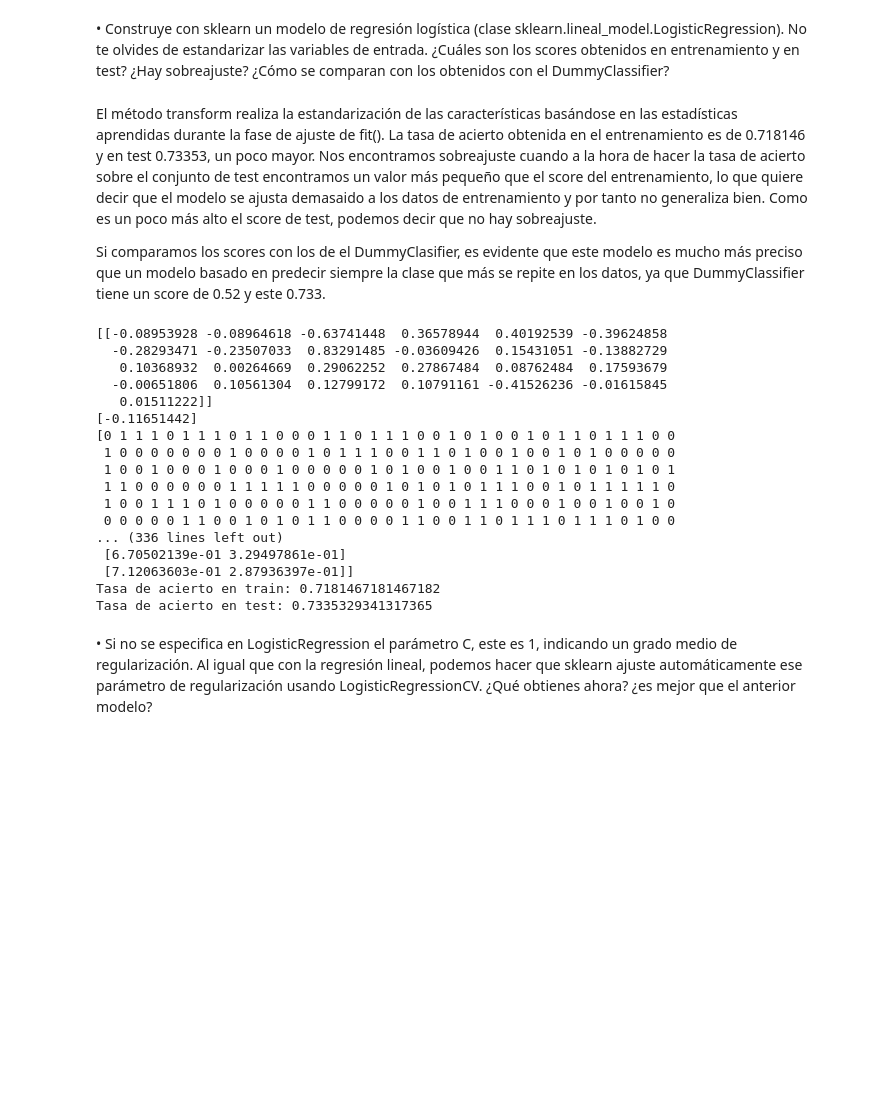
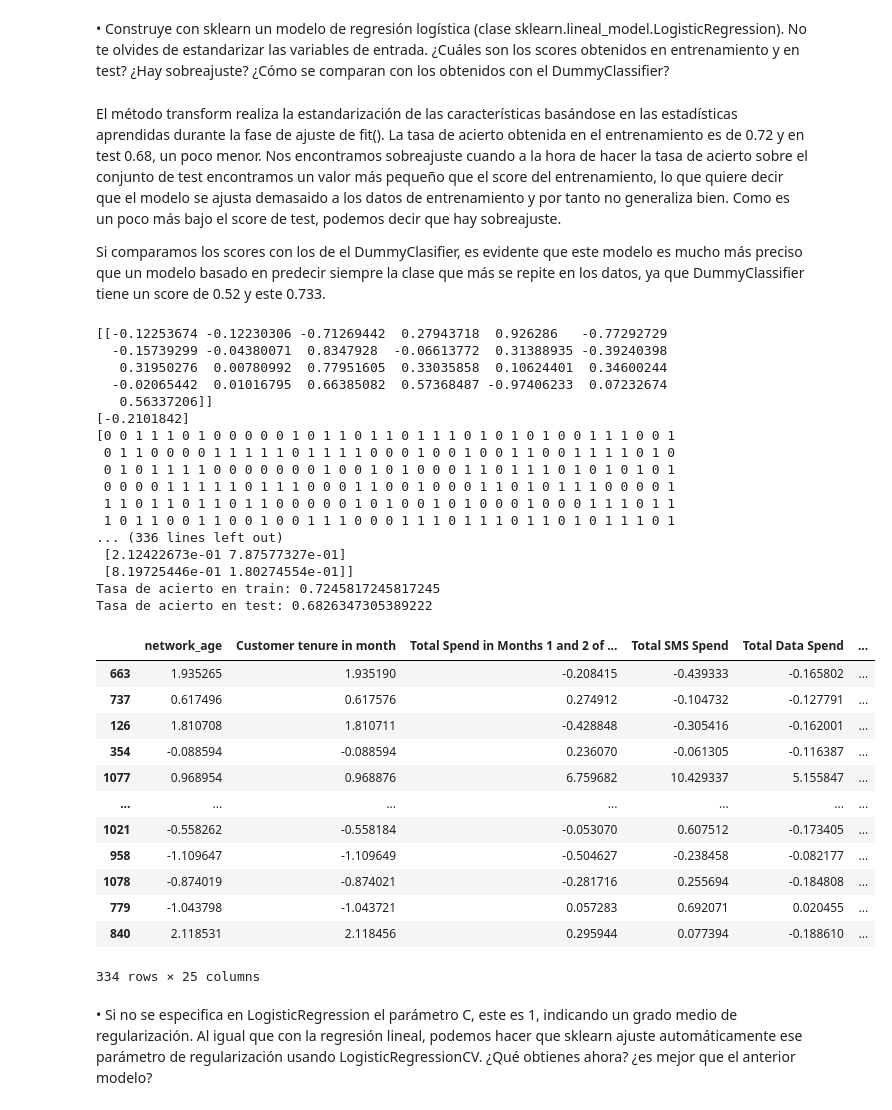
Before and after one commit to daviloncio/repositorio2, a Jupyter notebook: p3_aa/AA1_P3-12_Viernes_11.ipynb, the cells around one changed output. Saved outputs shown, nothing was run; the diff lists cells and outputs as text; code cells hidden in the pictures; blank space fills up the shorter version.

```diff
--- a/p3_aa/AA1_P3-12_Viernes_11.ipynb
+++ b/p3_aa/AA1_P3-12_Viernes_11.ipynb
@@ -394,9 +397,9 @@ test? ¿Hay sobreajuste? ¿Cómo se comparan con los obtenidos con el
 DummyClassifier?
 # %% [markdown]
 El método transform realiza la estandarización de las características basándose en las estadísticas aprendidas durante la fase de ajuste de fit().
-La tasa de acierto obtenida en el entrenamiento es de 0.718146 y en test 0.73353, un poco mayor. Nos encontramos sobreajuste cuando a la hora de hacer la tasa de acierto
+La tasa de acierto obtenida en el entrenamiento es de 0.72 y en test 0.68, un poco menor. Nos encontramos sobreajuste cuando a la hora de hacer la tasa de acierto
 sobre el conjunto de test encontramos un valor más pequeño que el score del entrenamiento, lo que quiere decir que el modelo se ajusta demasaido a los datos de entrenamiento
-y por tanto no generaliza bien. Como es un poco más alto el score de test, podemos decir que no hay sobreajuste.
+y por tanto no generaliza bien. Como es un poco más bajo el score de test, podemos decir que  hay sobreajuste.
 
 Si comparamos los scores con los de el DummyClasifier, es evidente que este modelo es mucho más preciso que un modelo basado en predecir siempre la clase que más se repite en los datos, ya que DummyClassifier tiene un score de 0.52 y este 0.733.
 # %%
@@ -404,11 +407,30 @@ import sklearn ; from sklearn import linear_model
 from sklearn.preprocessing import StandardScaler
 from matplotlib import pyplot
 
-xscaler = StandardScaler() ;
-modelo= sklearn.linear_model.LogisticRegression()
+from sklearn.preprocessing import StandardScaler
+from sklearn.linear_model import LogisticRegression
 
-xscaler.fit(x_train)
-x_train_scaled = xscaler.transform(x_train) ; x_test_scaled = xscaler.transform(x_test)
+# Crear un objeto StandardScaler
+xscaler = StandardScaler()
+
+# Obtener las columnas numéricas
+col_numericos = x_train.select_dtypes(include=['int64', 'float64']).columns
+
+# Estandarizar solo las columnas numéricas en x_train
+x_train_scaled = x_train.copy()
+x_train_scaled[col_numericos] = xscaler.fit_transform(x_train[col_numericos])
+
+# Estandarizar solo las columnas numéricas en x_test
+x_test_scaled = x_test.copy()
+x_test_scaled[col_numericos] = xscaler.transform(x_test[col_numericos])
+
+# Crear un modelo de regresión logística
+modelo = LogisticRegression()
+
+
+
+
+
 
 modelo.fit(x_train_scaled,y_train)
 
@@ -427,23 +449,39 @@ print(probabilidades_01)
 print('Tasa de acierto en train:',modelo.score(x_train_scaled,y_train) )
 print('Tasa de acierto en test:',modelo.score(x_test_scaled,y_test) )
 # %% [output]
-[[-0.08953928 -0.08964618 -0.63741448  0.36578944  0.40192539 -0.39624858
-  -0.28293471 -0.23507033  0.83291485 -0.03609426  0.15431051 -0.13882729
-   0.10368932  0.00264669  0.29062252  0.27867484  0.08762484  0.17593679
-  -0.00651806  0.10561304  0.12799172  0.10791161 -0.41526236 -0.01615845
-   0.01511222]]
-[-0.11651442]
-[0 1 1 1 0 1 1 1 0 1 1 0 0 0 1 1 0 1 1 1 0 0 1 0 1 0 0 1 0 1 1 0 1 1 1 0 0
- 1 0 0 0 0 0 0 0 1 0 0 0 0 1 0 1 1 1 0 0 1 1 0 1 0 0 1 0 0 1 0 1 0 0 0 0 0
- 1 0 0 1 0 0 0 1 0 0 0 1 0 0 0 0 0 1 0 1 0 0 1 0 0 1 1 0 1 0 1 0 1 0 1 0 1
- 1 1 0 0 0 0 0 0 1 1 1 1 1 0 0 0 0 0 1 0 1 0 1 0 1 1 1 0 0 1 0 1 1 1 1 1 0
- 1 0 0 1 1 1 0 1 0 0 0 0 0 1 1 0 0 0 0 0 1 0 0 1 1 1 0 0 0 1 0 0 1 0 0 1 0
- 0 0 0 0 0 1 1 0 0 1 0 1 0 1 1 0 0 0 0 1 1 0 0 1 1 0 1 1 1 0 1 1 1 0 1 0 0
+[[-0.12253674 -0.12230306 -0.71269442  0.27943718  0.926286   -0.77292729
+  -0.15739299 -0.04380071  0.8347928  -0.06613772  0.31388935 -0.39240398
+   0.31950276  0.00780992  0.77951605  0.33035858  0.10624401  0.34600244
+  -0.02065442  0.01016795  0.66385082  0.57368487 -0.97406233  0.07232674
+   0.56337206]]
+[-0.2101842]
+[0 0 1 1 1 0 1 0 0 0 0 0 1 0 1 1 0 1 1 0 1 1 1 0 1 0 1 0 1 0 0 1 1 1 0 0 1
+ 0 1 1 0 0 0 0 1 1 1 1 1 0 1 1 1 1 0 0 0 1 0 0 1 0 0 1 1 0 0 1 1 1 1 0 1 0
+ 0 1 0 1 1 1 1 0 0 0 0 0 0 0 1 0 0 1 0 1 0 0 0 1 1 0 1 1 1 0 1 0 1 0 1 0 1
+ 0 0 0 0 1 1 1 1 1 0 1 1 1 0 0 0 1 1 0 0 1 0 0 0 1 1 0 1 0 1 1 1 0 0 0 0 1
+ 1 1 0 1 1 0 1 1 0 1 1 0 0 0 0 0 1 0 1 0 0 1 0 1 0 0 0 1 0 0 0 1 1 1 0 1 1
+ 1 0 1 1 0 0 1 1 0 0 1 0 0 1 1 1 0 0 0 1 1 1 0 1 1 1 0 1 1 0 1 0 1 1 1 0 1
 ... (336 lines left out)
- [6.70502139e-01 3.29497861e-01]
- [7.12063603e-01 2.87936397e-01]]
-Tasa de acierto en train: 0.7181467181467182
-Tasa de acierto en test: 0.7335329341317365
+ [2.12422673e-01 7.87577327e-01]
+ [8.19725446e-01 1.80274554e-01]]
+Tasa de acierto en train: 0.7245817245817245
+Tasa de acierto en test: 0.6826347305389222
+# %%
+pd.DataFrame(x_test_scaled)
+# %% [output]
+|  | network_age | Customer tenure in month | Total Spend in Months 1 and 2 of ... | Total SMS Spend | Total Data Spend | ... |
+| 663 | 1.935265 | 1.935190 | -0.208415 | -0.439333 | -0.165802 | ... |
+| 737 | 0.617496 | 0.617576 | 0.274912 | -0.104732 | -0.127791 | ... |
+| 126 | 1.810708 | 1.810711 | -0.428848 | -0.305416 | -0.162001 | ... |
+| 354 | -0.088594 | -0.088594 | 0.236070 | -0.061305 | -0.116387 | ... |
+| 1077 | 0.968954 | 0.968876 | 6.759682 | 10.429337 | 5.155847 | ... |
+| ... | ... | ... | ... | ... | ... | ... |
+| 1021 | -0.558262 | -0.558184 | -0.053070 | 0.607512 | -0.173405 | ... |
+| 958 | -1.109647 | -1.109649 | -0.504627 | -0.238458 | -0.082177 | ... |
+| 1078 | -0.874019 | -0.874021 | -0.281716 | 0.255694 | -0.184808 | ... |
+| 779 | -1.043798 | -1.043721 | 0.057283 | 0.692071 | 0.020455 | ... |
+| 840 | 2.118531 | 2.118456 | 0.295944 | 0.077394 | -0.188610 | ... |
+334 rows × 25 columns
 # %% [markdown]
 • Si no se especifica en LogisticRegression el parámetro C, este es 1, indicando
 un grado medio de regularización. Al igual que con la regresión lineal, podemos
```
Also changed, not shown: parts of 14 cells of this notebook.
